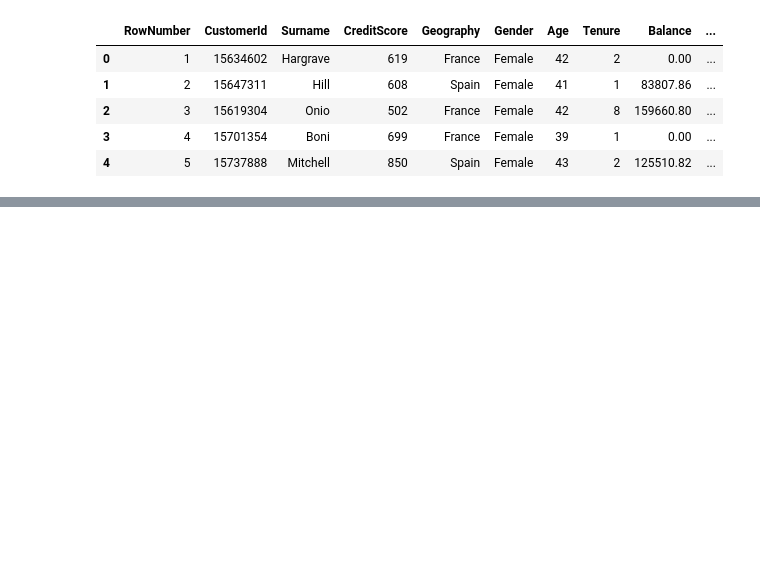
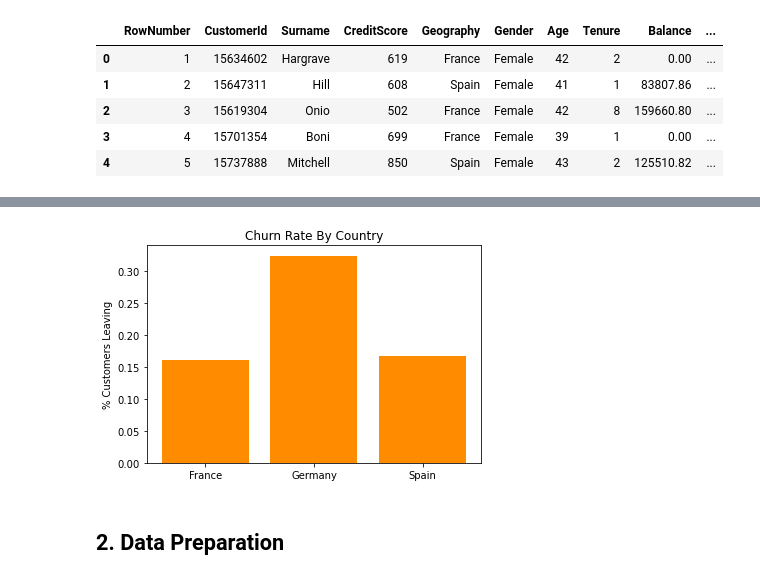
Before and after one commit to warren-berg/Predicting-Bank-Customer-Churn, a Jupyter notebook: Predicting Bank Churn.ipynb, the cells around one changed output, grey strips where cells are left out. Saved outputs shown, nothing was run; the diff lists cells and outputs as text; code cells hidden in the pictures; blank space fills up the shorter version.

```diff
--- a/Predicting Bank Churn.ipynb
+++ b/Predicting Bank Churn.ipynb
@@ -90,0 +71,33 @@ Name: Exited, dtype: int64
+# %%
+# Determine Churn Rates for each Country
+
+# Formula (per country) : # Accounts that Exited / Total # Accounts
+
+# France
+churn_rate_france = len(france_churn_data[france_churn_data['Exited']==1])/len(france_churn_data)
+
+# Germany
+churn_rate_germany = len(germany_churn_data[germany_churn_data['Exited']==1])/len(germany_churn_data)
+
+# Spain
+churn_rate_spain = len(spain_churn_data[spain_churn_data['Exited']==1])/len(spain_churn_data)
+# %%
+# visualize
+
+# labels
+positions = [1,2,3]
+labels = ['France', 'Germany', 'Spain']
+churn_rates = [churn_rate_france, churn_rate_germany, churn_rate_spain]
+
+fig, ax = plt.subplots()
+
+ax.bar(positions, churn_rates, label=labels, color = 'darkorange', tick_label=labels)
+ax.set_ylabel('% Customers Leaving')
+
+plt.title('Churn Rate By Country')
+
+plt.show()
+# %% [output]
+[figure, added]
+# %% [markdown]
+## 2. Data Preparation
```
Also changed, not shown: parts of 127 cells of this notebook.
